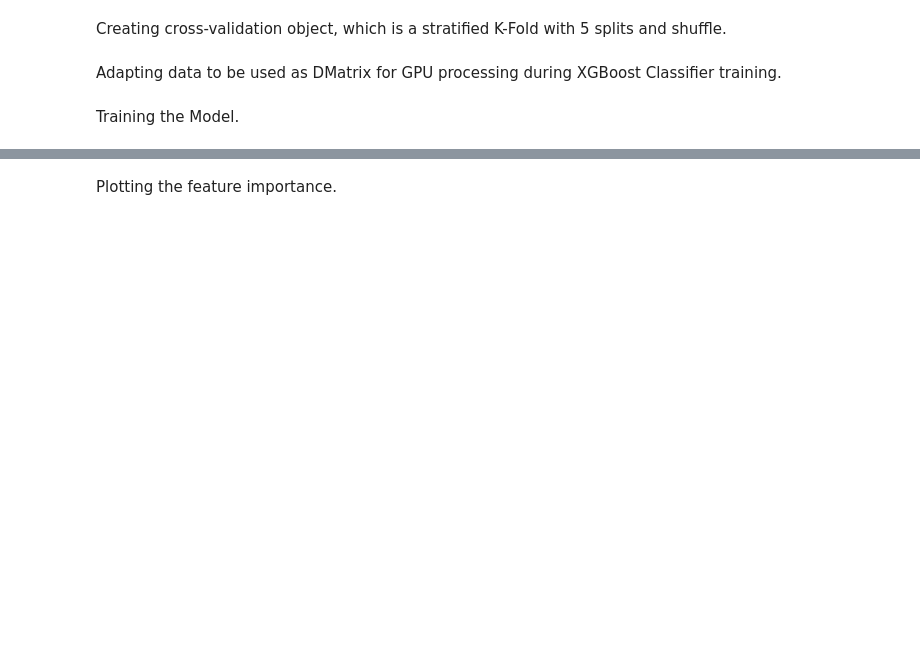
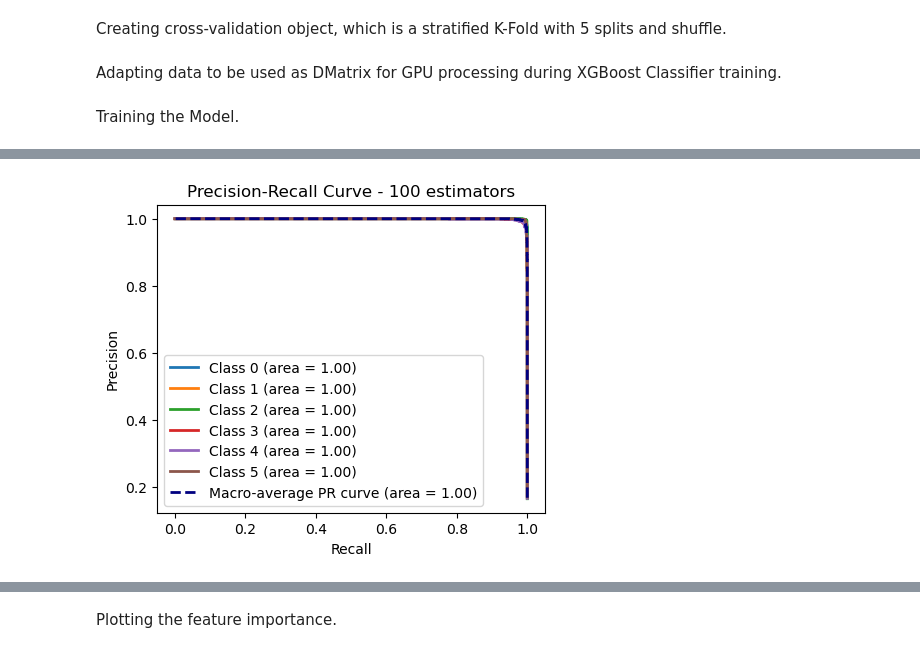
Before and after one commit to titospadini/ser-machine-faults, a Jupyter notebook: mafaulda_main_classes.ipynb, the cells around one changed output, grey strips where cells are left out. Drawn from its saved outputs; the diff is of its cells as text; code cells hidden in the pictures; blank space fills up the shorter version.

```diff
--- a/mafaulda_main_classes.ipynb
+++ b/mafaulda_main_classes.ipynb
@@ -297,0 +441,19 @@ Trained model saved as xgboost_main_classes.json
+# %%
+# Plot Precision-Recall Curves
+plt.figure(figsize=(5, 4))
+
+# Iterate over each class to plot the PR curve
+for i in range(len(np.unique(y_test_fold))):
+    plt.plot(pr_curve_data[0][1][i], pr_curve_data[0][0][i], lw=2, label=f'Class {i} (area = {pr_curve_data[0][2][i]:.2f})')
+
+# Plot the macro-average PR curve
+plt.plot(pr_curve_data[0][1]["macro"], pr_curve_data[0][0]["macro"], color='navy', lw=2, linestyle='--', label=f'Macro-average PR curve (area = {pr_curve_data[0][2]["macro"]:.2f})')
+
+plt.xlabel('Recall')
+plt.ylabel('Precision')
+plt.title(f"Precision-Recall Curve - {NUM_BOOST_ROUND} estimators")
+plt.legend(loc='lower left')
+plt.savefig(f"results/mafaulda_main_classes_rounds={NUM_BOOST_ROUND}_maxdepth={params['max_depth']}_pr-curve.pdf", format="pdf", dpi=300, transparent=False, bbox_inches="tight")
+plt.show()
+# %% [output]
+[figure, added]
```
Also changed, not shown: parts of 24 cells of this notebook.
